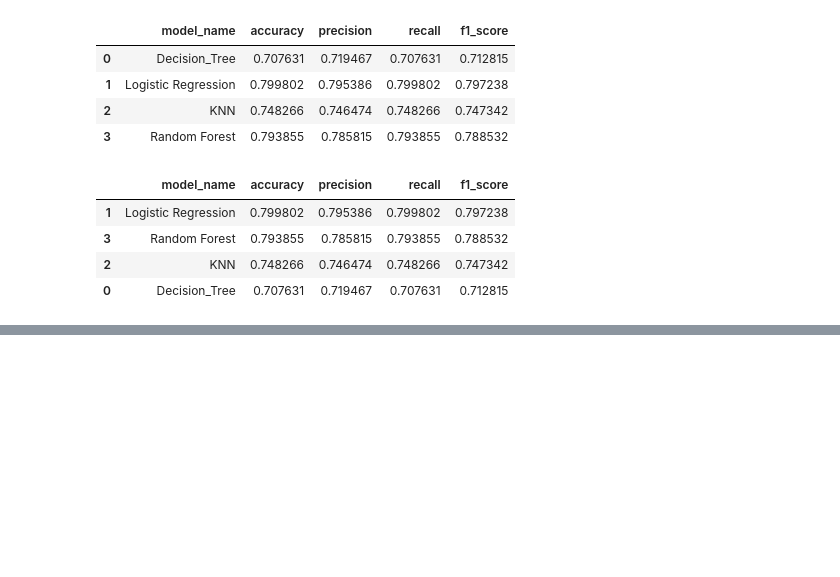
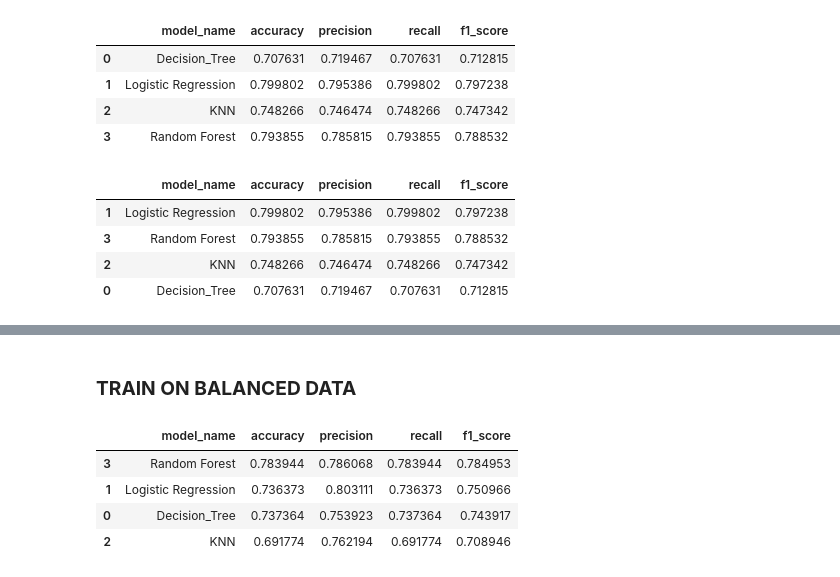
Before and after one commit to iakwatia/Customer-Churn-Prediction, a Jupyter notebook: Classification-customer churn prediction.ipynb, the cells around one changed output, grey strips where cells are left out. Drawn from its saved outputs; the diff is of its cells as text; code cells hidden in the pictures; blank space fills up the shorter version.

```diff
--- a/Classification-customer churn prediction.ipynb
+++ b/Classification-customer churn prediction.ipynb
@@ -634,0 +661,58 @@ metric_table.sort_values(by='f1_score', ascending = False)
+# %% [markdown]
+### **TRAIN ON BALANCED DATA**
+# %%
+# hold trained models in all balanced pipeline
+all_balanced_pipelines ={}
+
+all_confusion_matrix ={}
+
+# Data frame to store all model metrics
+balanced_metric_table = pd.DataFrame(columns =['model_name', 'accuracy', 'precision','recall', 'f1_score'])
+
+for model_name, classifier in models:
+
+    # create final balanced pipeline with preprocessor and estimator
+    balanced_pipeline = ImbPipeline(steps=[
+        ('preprocessor', preprocessor),
+        ('smote-sampler', SMOTE(random_state=0)),
+        ('feature-selection', SelectKBest(mutual_info_classif, k='all')),
+        ('classifier', classifier)
+
+    ])
+
+    #Fit data to pipeline
+    balanced_pipeline.fit(X_train, y_train_encoded)
+
+    # add all pipelines into all_pipeline dictionary
+    all_balanced_pipelines[model_name]=balanced_pipeline
+
+  # Predicting on the test set
+    y_pred= balanced_pipeline.predict(X_test)
+
+    conf_matrix = confusion_matrix(y_test_encoded, y_pred)
+
+    #Add confusion matrix into the all_pipeline dictionary
+    all_confusion_matrix[model_name]= conf_matrix
+
+
+
+  # generate classification report for each pipeline or model
+    balanced_metrics= classification_report(y_test_encoded, y_pred, output_dict = True)
+
+
+    accuracy = balanced_metrics['accuracy']
+    precision = balanced_metrics['weighted avg']['precision']
+    recall  = balanced_metrics['weighted avg']['recall']
+    f1 = balanced_metrics['weighted avg']['f1-score']
+
+    balanced_metric_table.loc[len(balanced_metric_table)]=[model_name, accuracy, precision, recall, f1]
+
+    balanced_metric_table
+
+balanced_metric_table.sort_values(by='f1_score', ascending=False)
+# %% [output]
+|  | model_name | accuracy | precision | recall | f1_score |
+| 3 | Random Forest | 0.783944 | 0.786068 | 0.783944 | 0.784953 |
+| 1 | Logistic Regression | 0.736373 | 0.803111 | 0.736373 | 0.750966 |
+| 0 | Decision_Tree | 0.737364 | 0.753923 | 0.737364 | 0.743917 |
+| 2 | KNN | 0.691774 | 0.762194 | 0.691774 | 0.708946 |
```
Also changed, not shown: parts of 21 cells of this notebook.
